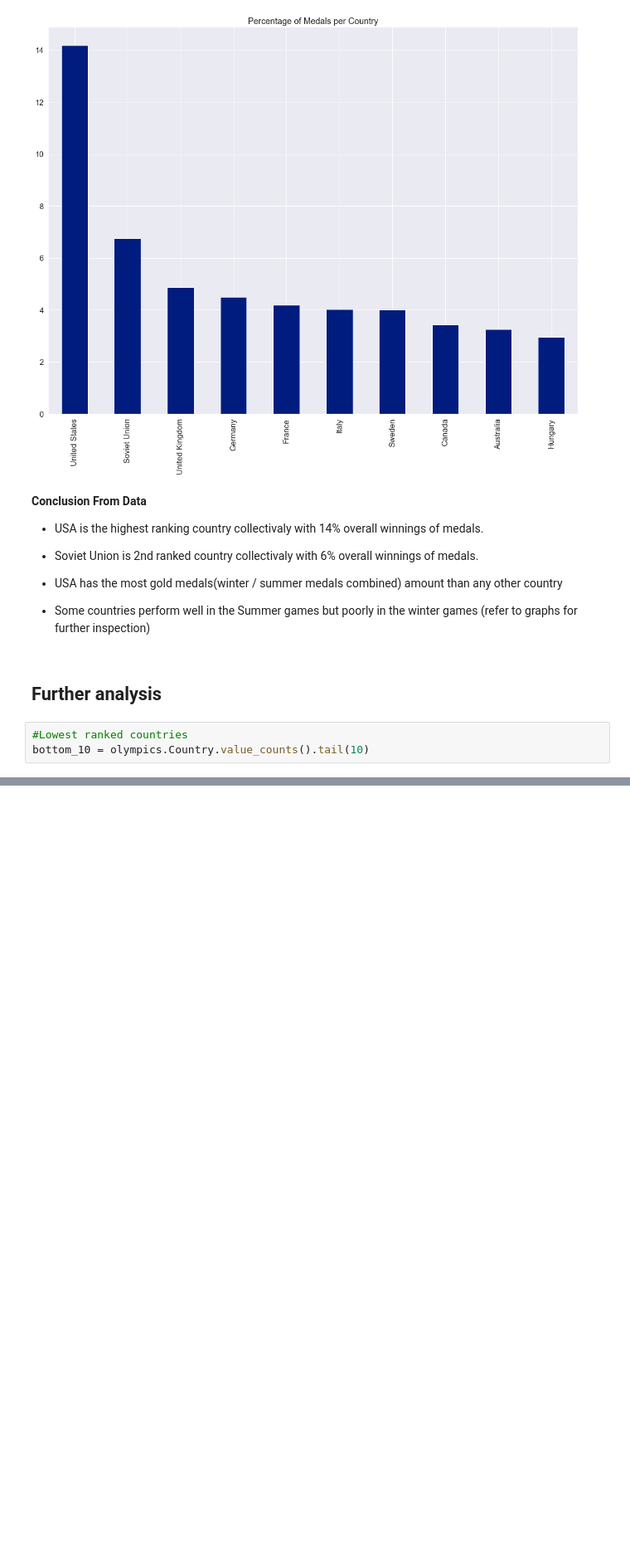
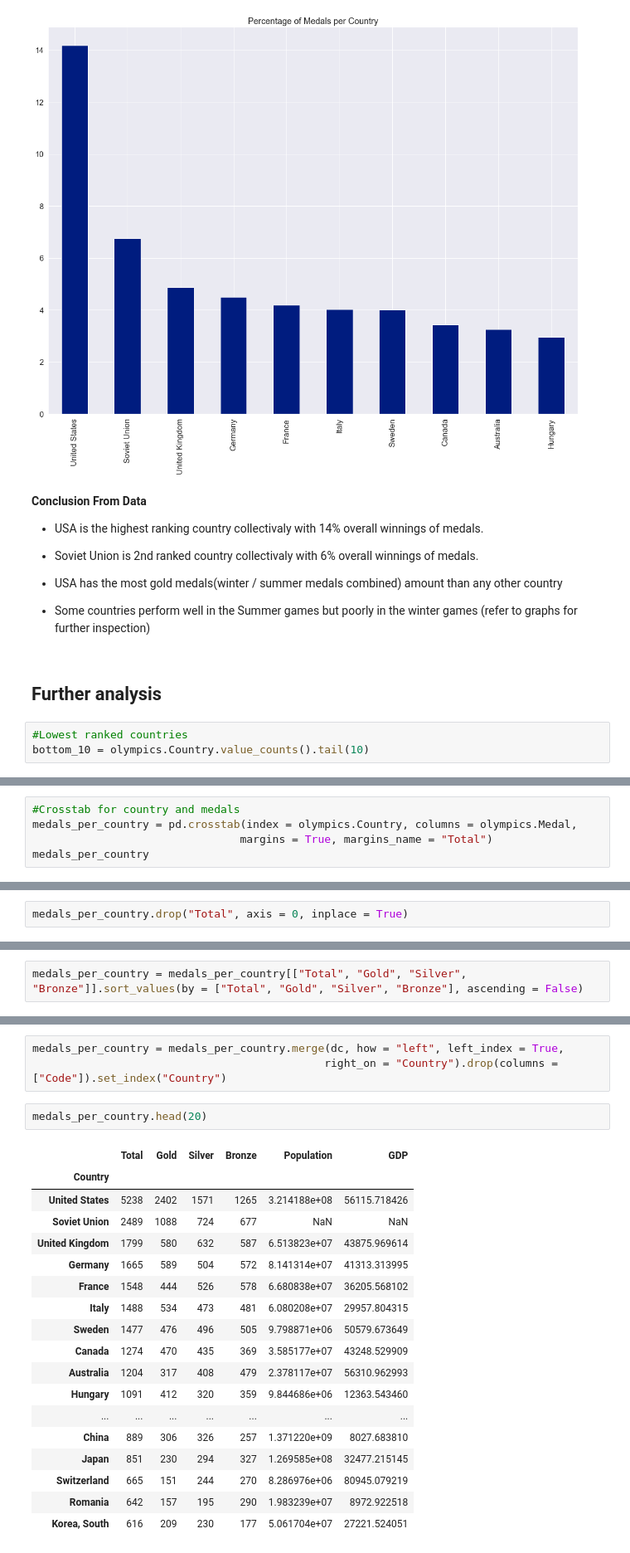
Before and after one commit to HunterKane/Explanatory-Data-Analysis-and-Seaborn-Olympic-Games-, a Jupyter notebook: Project 11 - Olympic Games Explanatory Data Analysis And Visualization .ipynb, the cells around one changed output, grey strips where cells are left out. Shown at 83% size. Cells and saved outputs as stored; diff of their text form; blank space fills up the shorter version.

```diff
--- a/Project 11 - Olympic Games Explanatory Data Analysis And Visualization .ipynb
+++ b/Project 11 - Olympic Games Explanatory Data Analysis And Visualization .ipynb
@@ -862,0 +889,5 @@ plt.show()
+# %%
+#Crosstab for country and medals
+medals_per_country = pd.crosstab(index = olympics.Country, columns = olympics.Medal,
+                                margins = True, margins_name = "Total")
+medals_per_country
@@ -862,0 +909,2 @@ plt.show()
+# %%
+medals_per_country.drop("Total", axis = 0, inplace = True)
@@ -862,0 +928,2 @@ plt.show()
+# %%
+medals_per_country = medals_per_country[["Total", "Gold", "Silver", "Bronze"]].sort_values(by = ["Total", "Gold", "Silver", "Bronze"], ascending = False)
@@ -862,0 +968,24 @@ plt.show()
+# %%
+medals_per_country = medals_per_country.merge(dc, how = "left", left_index = True,
+                                             right_on = "Country").drop(columns = ["Code"]).set_index("Country")
+# %%
+medals_per_country.head(20)
+# %% [output]
+|  | Total | Gold | Silver | Bronze | Population | GDP |
+| Country |  |  |  |  |  |  |
+| United States | 5238 | 2402 | 1571 | 1265 | 3.214188e+08 | 56115.718426 |
+| Soviet Union | 2489 | 1088 | 724 | 677 | NaN | NaN |
+| United Kingdom | 1799 | 580 | 632 | 587 | 6.513823e+07 | 43875.969614 |
+| Germany | 1665 | 589 | 504 | 572 | 8.141314e+07 | 41313.313995 |
+| France | 1548 | 444 | 526 | 578 | 6.680838e+07 | 36205.568102 |
+| Italy | 1488 | 534 | 473 | 481 | 6.080208e+07 | 29957.804315 |
+| Sweden | 1477 | 476 | 496 | 505 | 9.798871e+06 | 50579.673649 |
+| Canada | 1274 | 470 | 435 | 369 | 3.585177e+07 | 43248.529909 |
+| Australia | 1204 | 317 | 408 | 479 | 2.378117e+07 | 56310.962993 |
+| Hungary | 1091 | 412 | 320 | 359 | 9.844686e+06 | 12363.543460 |
+| ... | ... | ... | ... | ... | ... | ... |
+| China | 889 | 306 | 326 | 257 | 1.371220e+09 | 8027.683810 |
+| Japan | 851 | 230 | 294 | 327 | 1.269585e+08 | 32477.215145 |
+| Switzerland | 665 | 151 | 244 | 270 | 8.286976e+06 | 80945.079219 |
+| Romania | 642 | 157 | 195 | 290 | 1.983239e+07 | 8972.922518 |
+| Korea, South | 616 | 209 | 230 | 177 | 5.061704e+07 | 27221.524051 |
```
Also changed, not shown: parts of 48 cells of this notebook.
